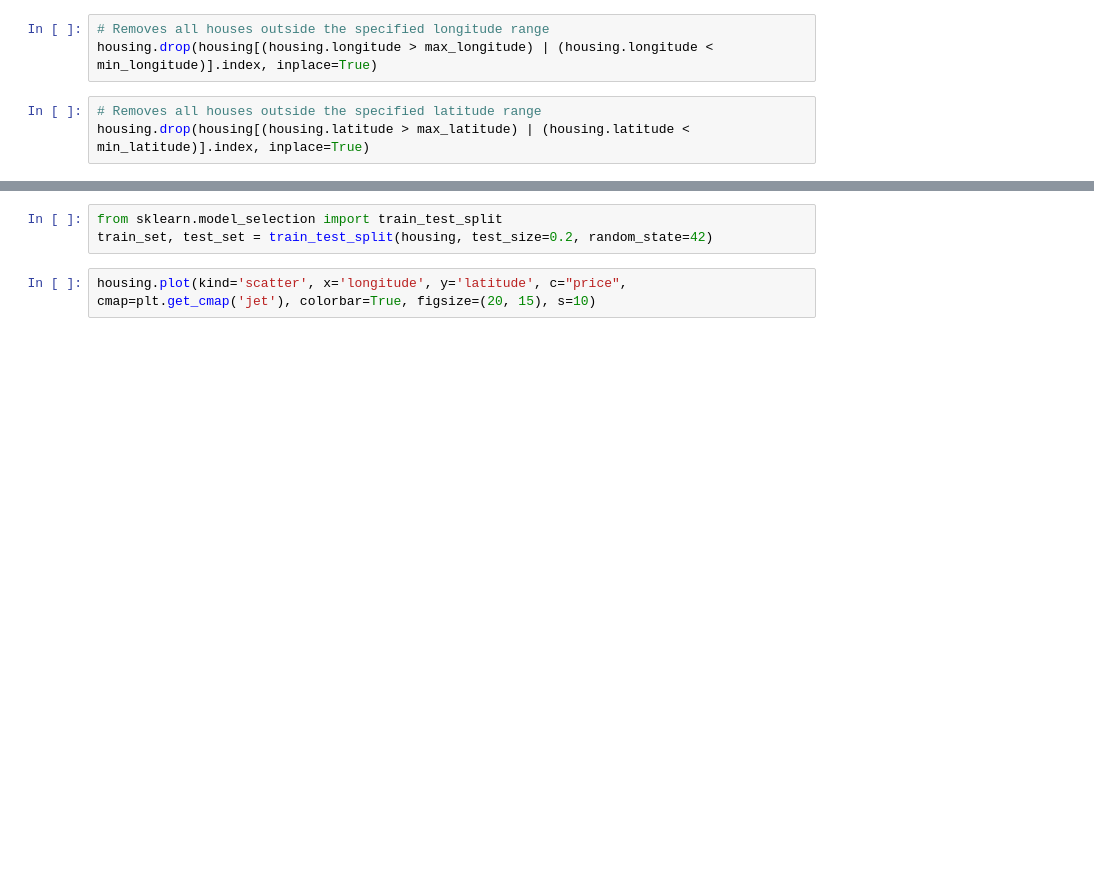
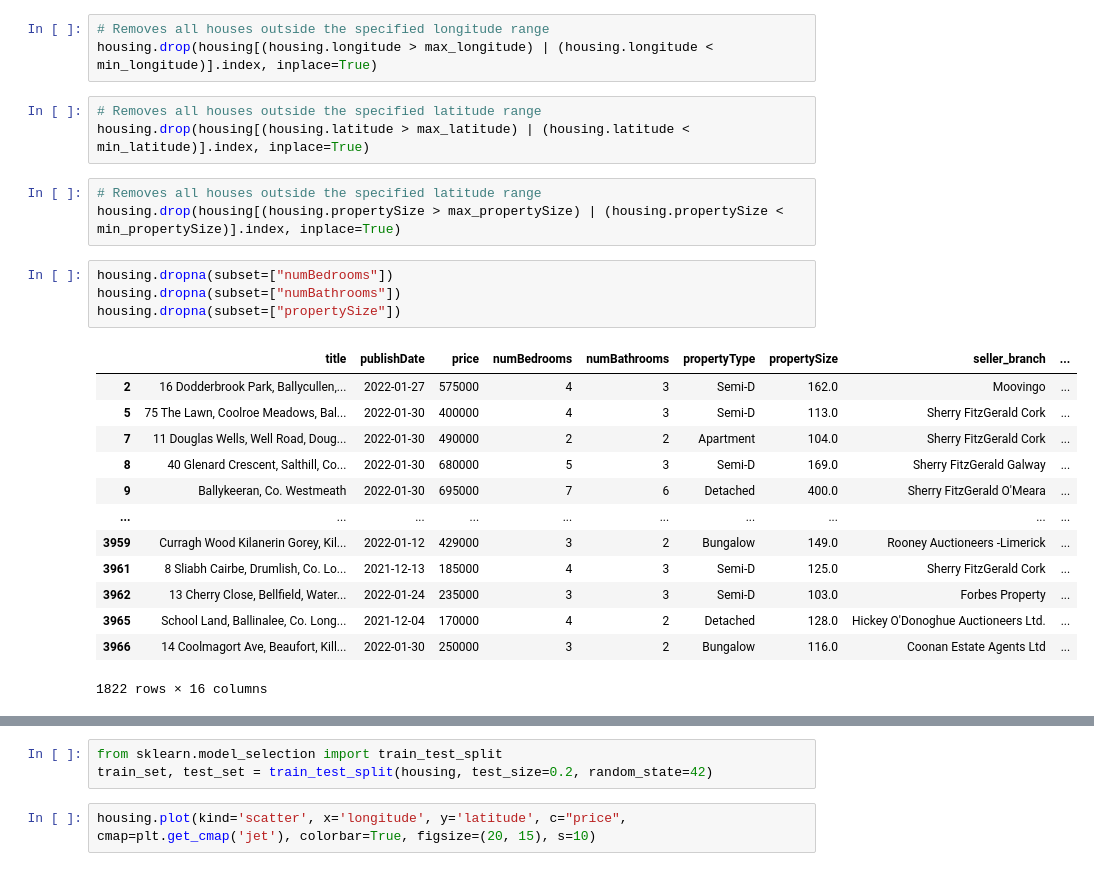
Before and after one commit to McKillenJason/congenial-happiness, a Jupyter notebook: StartingPoint.ipynb, the cells around one changed output, grey strips where cells are left out. Cells and saved outputs as stored; diff of their text form; blank space fills up the shorter version.

```diff
--- a/StartingPoint.ipynb
+++ b/StartingPoint.ipynb
@@ -88,6 +90,27 @@ housing.drop(housing[(housing.longitude > max_longitude) | (housing.longitude <
 # %%
 # Removes all houses outside the specified latitude range
 housing.drop(housing[(housing.latitude > max_latitude) | (housing.latitude < min_latitude)].index, inplace=True)
+# %%
+# Removes all houses outside the specified latitude range
+housing.drop(housing[(housing.propertySize > max_propertySize) | (housing.propertySize < min_propertySize)].index, inplace=True)
+# %%
+housing.dropna(subset=["numBedrooms"])
+housing.dropna(subset=["numBathrooms"])
+housing.dropna(subset=["propertySize"])
+# %% [output]
+|  | title | publishDate | price | numBedrooms | numBathrooms | propertyType | propertySize | seller_branch | ... |
+| 2 | 16 Dodderbrook Park, Ballycullen,... | 2022-01-27 | 575000 | 4 | 3 | Semi-D | 162.0 | Moovingo | ... |
+| 5 | 75 The Lawn, Coolroe Meadows, Bal... | 2022-01-30 | 400000 | 4 | 3 | Semi-D | 113.0 | Sherry FitzGerald Cork | ... |
+| 7 | 11 Douglas Wells, Well Road, Doug... | 2022-01-30 | 490000 | 2 | 2 | Apartment | 104.0 | Sherry FitzGerald Cork | ... |
+| 8 | 40 Glenard Crescent, Salthill, Co... | 2022-01-30 | 680000 | 5 | 3 | Semi-D | 169.0 | Sherry FitzGerald Galway | ... |
+| 9 | Ballykeeran, Co. Westmeath | 2022-01-30 | 695000 | 7 | 6 | Detached | 400.0 | Sherry FitzGerald O'Meara | ... |
+| ... | ... | ... | ... | ... | ... | ... | ... | ... | ... |
+| 3959 | Curragh Wood Kilanerin Gorey, Kil... | 2022-01-12 | 429000 | 3 | 2 | Bungalow | 149.0 | Rooney Auctioneers -Limerick | ... |
+| 3961 | 8 Sliabh Cairbe, Drumlish, Co. Lo... | 2021-12-13 | 185000 | 4 | 3 | Semi-D | 125.0 | Sherry FitzGerald Cork | ... |
+| 3962 | 13 Cherry Close, Bellfield, Water... | 2022-01-24 | 235000 | 3 | 3 | Semi-D | 103.0 | Forbes Property | ... |
+| 3965 | School Land, Ballinalee, Co. Long... | 2021-12-04 | 170000 | 4 | 2 | Detached | 128.0 | Hickey O'Donoghue Auctioneers Ltd. | ... |
+| 3966 | 14 Coolmagort Ave, Beaufort, Kill... | 2022-01-30 | 250000 | 3 | 2 | Bungalow | 116.0 | Coonan Estate Agents Ltd | ... |
+1822 rows × 16 columns
 # %%
 %matplotlib inline
 housing.hist(bins=50, figsize=(20,15))
```
Also changed, not shown: parts of 19 cells of this notebook.
